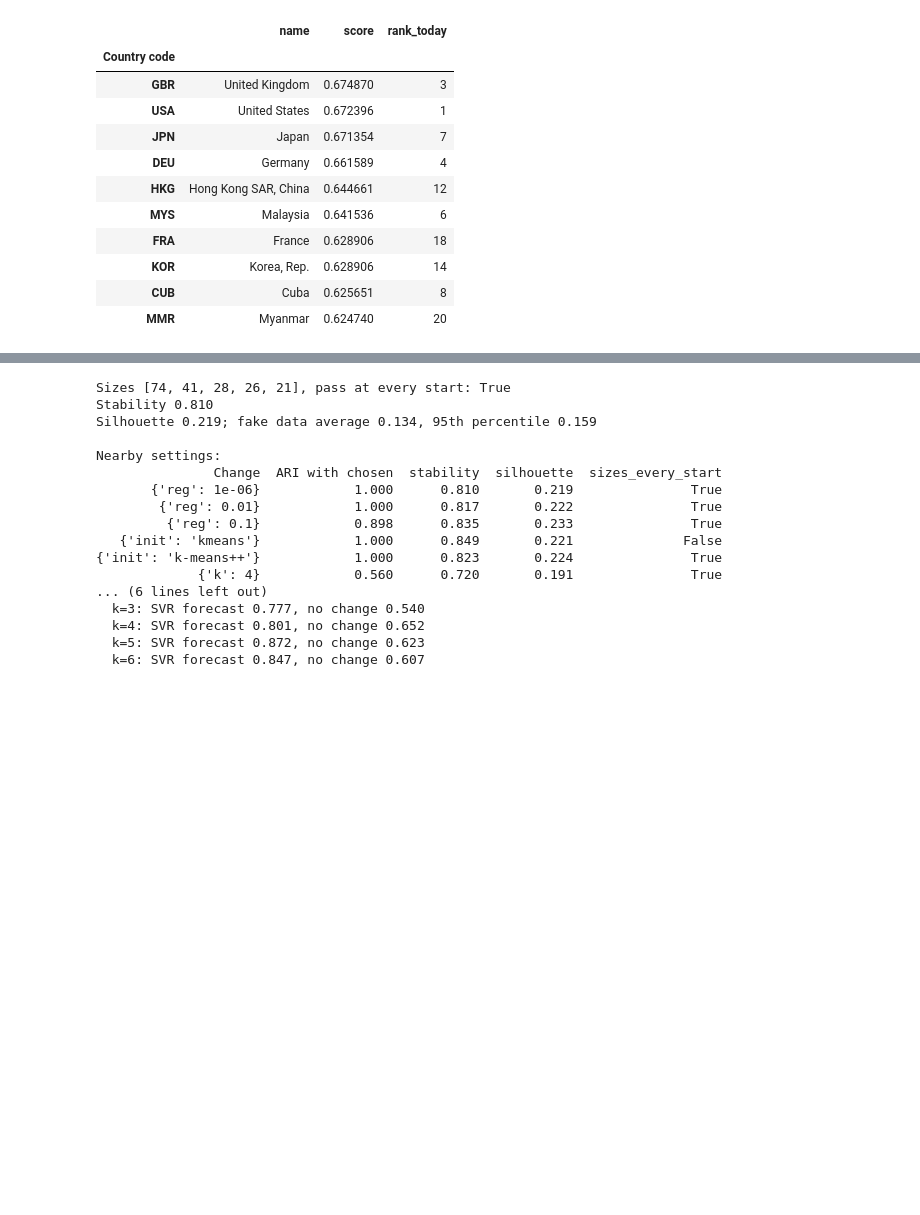
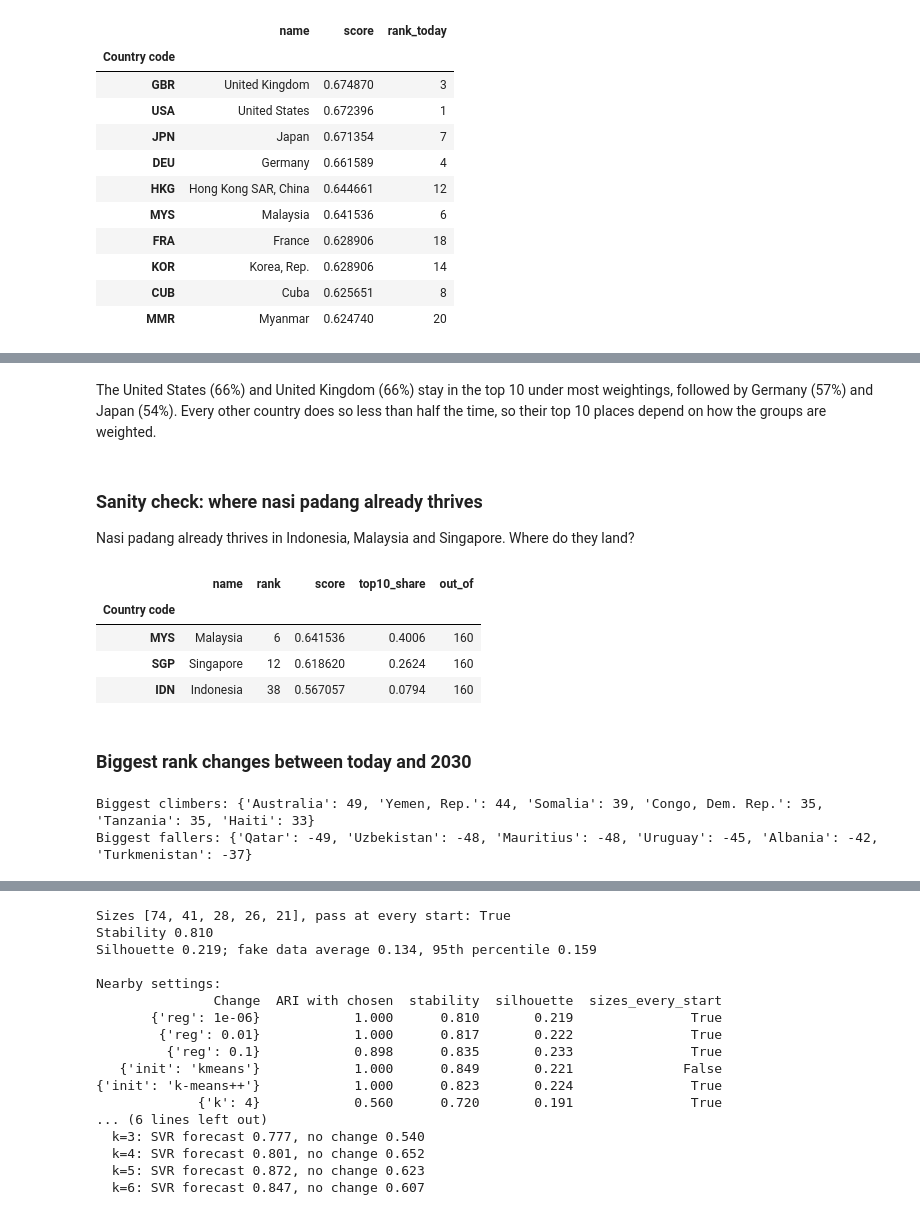
Before and after one commit to edward3423/nasipadang, a Jupyter notebook: nasipadang.ipynb, the cells around one changed output, grey strips where cells are left out. Cells and saved outputs as stored; diff of their text form; code cells hidden in the pictures; blank space fills up the shorter version.

```diff
--- a/nasipadang.ipynb
+++ b/nasipadang.ipynb
@@ -1052,0 +1074,24 @@ Top 10 still in the top 10: 6; top 20 still in the top 20: 16
+# %% [markdown]
+The United States (66%) and United Kingdom (66%) stay in the top 10 under most weightings, followed by Germany (57%) and Japan (54%). Every other country does so less than half the time, so their top 10 places depend on how the groups are weighted.
+# %% [markdown]
+### Sanity check: where nasi padang already thrives
+
+Nasi padang already thrives in Indonesia, Malaysia and Singapore. Where do they land?
+# %%
+check = R[R["name"].isin(["Indonesia", "Malaysia", "Singapore"])]
+check[["name", "rank", "score", "top10_share"]].assign(out_of=len(R))
+# %% [output]
+|  | name | rank | score | top10_share | out_of |
+| Country code |  |  |  |  |  |
+| MYS | Malaysia | 6 | 0.641536 | 0.4006 | 160 |
+| SGP | Singapore | 12 | 0.618620 | 0.2624 | 160 |
+| IDN | Indonesia | 38 | 0.567057 | 0.0794 | 160 |
+# %% [markdown]
+### Biggest rank changes between today and 2030
+# %%
+moves = (R.loc[shared, "rank_today"] - R.loc[shared, "rank"]).rename(index=names)
+print("Biggest climbers:", moves.nlargest(6).to_dict())
+print("Biggest fallers:", moves.nsmallest(6).to_dict())
+# %% [output]
+Biggest climbers: {'Australia': 49, 'Yemen, Rep.': 44, 'Somalia': 39, 'Congo, Dem. Rep.': 35, 'Tanzania': 35, 'Haiti': 33}
+Biggest fallers: {'Qatar': -49, 'Uzbekistan': -48, 'Mauritius': -48, 'Uruguay': -45, 'Albania': -42, 'Turkmenistan': -37}
```
Also changed, not shown: parts of 48 cells of this notebook, 4 other files.
